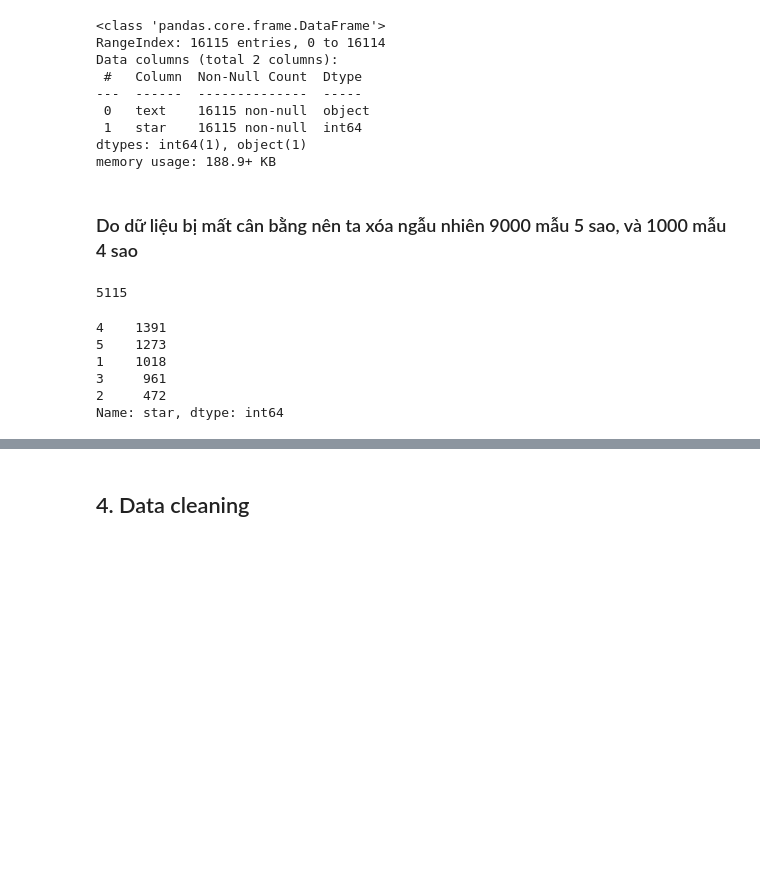
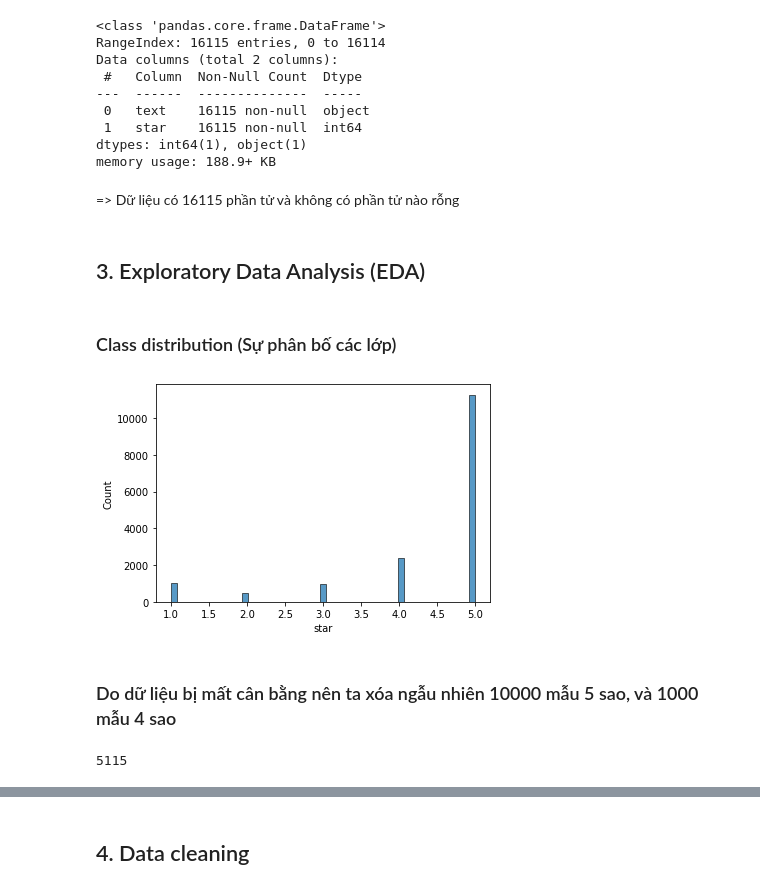
Before and after one commit to duybao901/tiki-comment-clsf, a Jupyter notebook: train.ipynb, the cells around one changed output, grey strips where cells are left out. Drawn from its saved outputs; the diff is of its cells as text; code cells hidden in the pictures; blank space fills up the shorter version.

```diff
--- a/train.ipynb
+++ b/train.ipynb
@@ -57,8 +58,18 @@ Data columns (total 2 columns):
  1   star    16115 non-null  int64
 dtypes: int64(1), object(1)
 memory usage: 188.9+ KB
+# %% [markdown]
+=> Dữ liệu có 16115 phần tử và không có phần tử nào rỗng
+# %% [markdown]
+## 3. Exploratory Data Analysis (EDA)
+# %% [markdown]
+### Class distribution (Sự phân bố các lớp)
+# %%
+sns.histplot(data=data['star']);
+# %% [output]
+[figure, added]
 # %% [markdown]
-### Do dữ liệu bị mất cân bằng nên ta xóa ngẫu nhiên 9000 mẫu 5 sao, và 1000 mẫu 4 sao
+### Do dữ liệu bị mất cân bằng nên ta xóa ngẫu nhiên 10000 mẫu 5 sao, và 1000 mẫu 4 sao
 # %%
 np.random.seed(10)
 remove_n = 10000
@@ -73,12 +84,3 @@ data = data.drop(drop_indices)
 len(data)
 # %% [output]
 5115
-# %%
-data.star.value_counts()
-# %% [output]
-4    1391
-5    1273
-1    1018
-3     961
-2     472
-Name: star, dtype: int64
```
Also changed, not shown: parts of 45 cells of this notebook, 3 other files.
